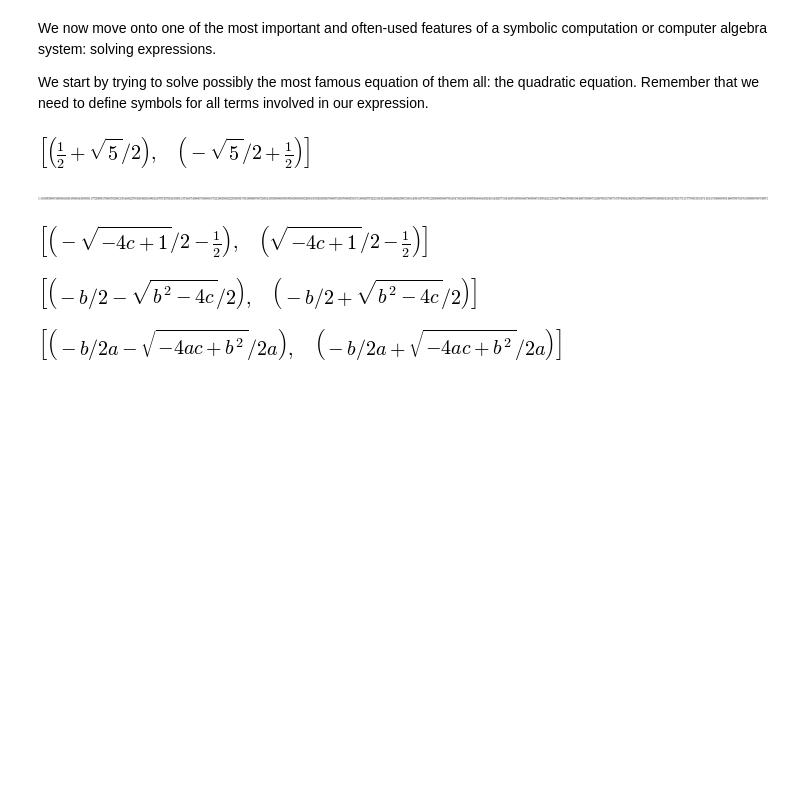
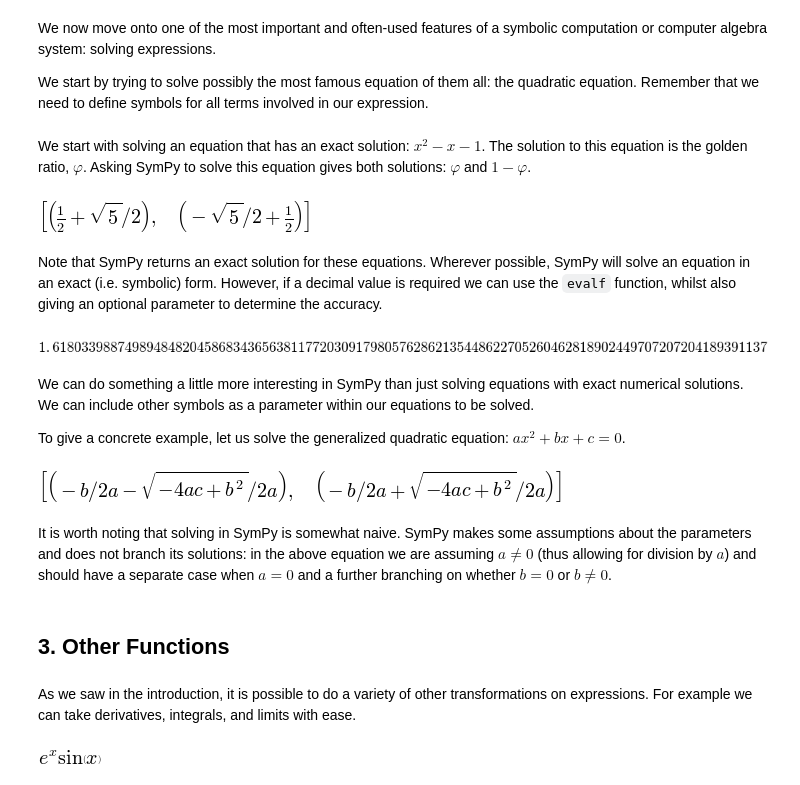
Before and after one commit to Davidjohnwilson/mathinvestigations, a Jupyter notebook: SymPy Investigation.ipynb, the cells around one changed output. Cells and saved outputs as stored; diff of their text form; code cells hidden in the pictures; blank space fills up the shorter version.

Commit message:
Start quantifier elimination discussion

```diff
--- a/SymPy Investigation.ipynb
+++ b/SymPy Investigation.ipynb
@@ -133,23 +133,34 @@ We now move onto one of the most important and often-used features of a symbolic
 We start by trying to solve possibly the most famous equation of them all: the quadratic equation. Remember that we need to define symbols for all terms involved in our expression.
 # %%
 a,b,c = symbols('a b c')
+# %% [markdown]
+We start with solving an equation that has an exact solution: $x^2-x-1$. The solution to this equation is the golden ratio, $\varphi$. Asking SymPy to solve this equation gives both solutions: $\varphi$ and $1-\varphi$.
 # %%
 solve([x**2-x-1],x)
 # %% [output]
 [figure]
+# %% [markdown]
+Note that SymPy returns an exact solution for these equations. Wherever possible, SymPy will solve an equation in an exact (i.e. symbolic) form. However, if a decimal value is required we can use the `evalf` function, whilst also giving an optional parameter to determine the accuracy.
 # %%
-solve([x**2-x-1],x)[0][0].evalf(500)
+solve([x**2-x-1],x)[0][0].evalf(100)
 # %% [output]
-[figure, old version]
+[figure, new version]
-# %%
-solve([x**2+x+c],x)
-# %% [output]
-[figure, removed]
-# %%
-solve([x**2+b*x+c],x)
-# %% [output]
-[figure, removed]
+# %% [markdown]
+We can do something a little more interesting in SymPy than just solving equations with exact numerical solutions. We can include other symbols as a parameter within our equations to be solved.
+
+To give a concrete example, let us solve the generalized quadratic equation: $ax^2+bx+c=0$.
 # %%
 solve([a*x**2+b*x+c],x)
 # %% [output]
 [figure]
+# %% [markdown]
+It is worth noting that solving in SymPy is somewhat naive. SymPy makes some assumptions about the parameters and does not branch its solutions: in the above equation we are assuming $a\neq0$ (thus allowing for division by $a$) and should have a separate case when $a=0$ and a further branching on whether $b=0$ or $b\neq0$.
+# %% [markdown]
+## 3. Other Functions
+# %% [markdown]
+As we saw in the introduction, it is possible to do a variety of other transformations on expressions. For example we can take derivatives, integrals, and limits with ease.
+# %%
+f = sin(x)*exp(x)
+f
+# %% [output]
+[figure, added]
```
Also changed, not shown: parts of 8 cells of this notebook, 1 other file.
